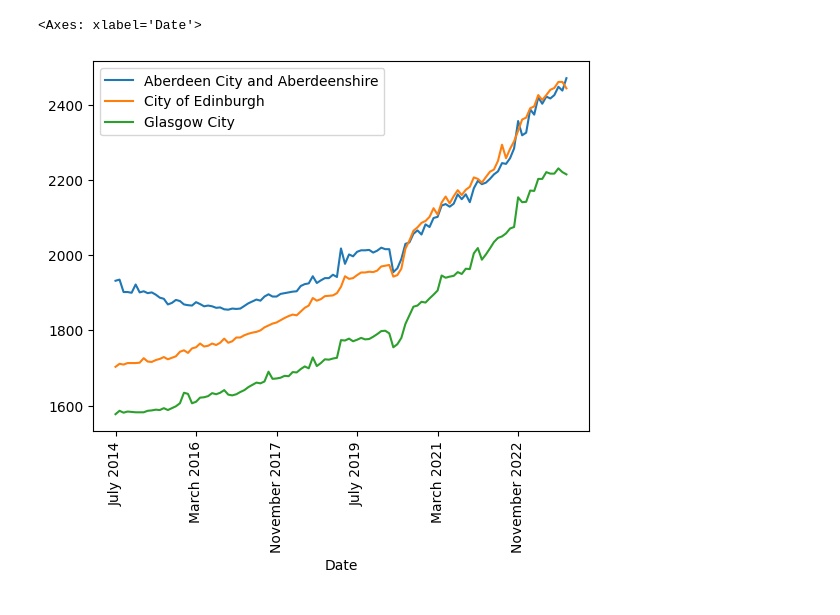
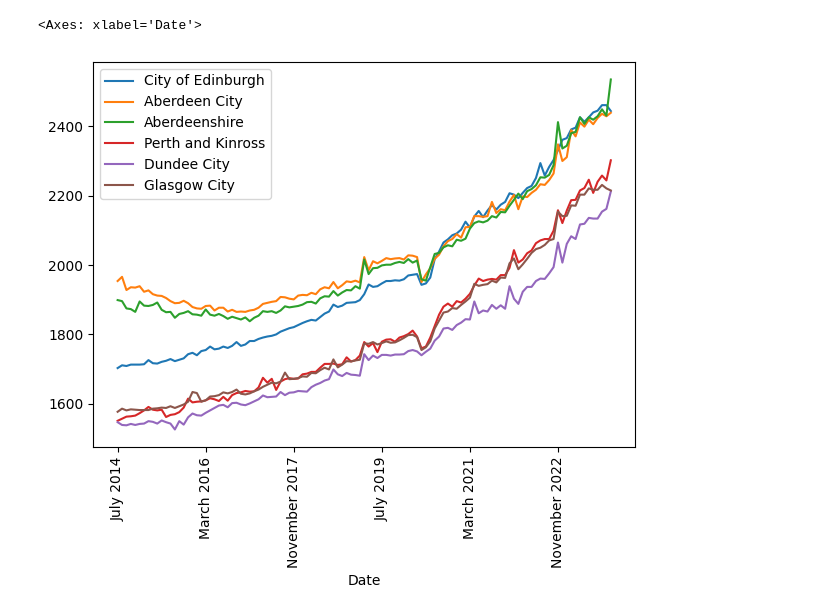
Before and after one commit to ManuelJua/aberdeen_data, a Jupyter notebook: wages/wages_analysis.ipynb, the cells around one changed output. Saved outputs shown, nothing was run; the diff lists cells and outputs as text; code cells hidden in the pictures.

Commit message:
plot wages in wages_analysis.ipynb
I started from the UK ITL1 zones and going more granular
towards Aberdeen

```diff
--- a/wages/wages_analysis.ipynb
+++ b/wages/wages_analysis.ipynb
@@ -1,7 +1,22 @@
 # %%
 import pandas as pd
-df=pd.read_excel('rtisadec2023.xlsx',
+
+r4_df=pd.read_excel('rtisadec2023.xlsx',
+sheet_name="20. Median pay (LA)",
+header=7,
+index_col=0)
+r3_df=pd.read_excel('rtisadec2023.xlsx',
                  sheet_name="16. Median pay (NUTS3)",
                  header=6,
                  index_col=0)
+r2_df=pd.read_excel('rtisadec2023.xlsx',
+                 sheet_name="12. Median pay (NUTS2)",
+                 header=6,
+                 index_col=0)
+r1_df=pd.read_excel('rtisadec2023.xlsx',
+                 sheet_name="8. Median pay (NUTS1)",
+                 header=6,
+                 index_col=0)
+
+
 datazones=pd.read_excel('../gdp/regionalgrossdomesticproductgdpallitlregions.xlsx',sheet_name='Table 11',header=1,usecols=[0,2])
@@ -8,5 +36,7 @@ datazones=pd.read_excel('../gdp/regionalgrossdomesticproductgdpallitlregions.xls
 # %%
-df[['Aberdeen City and Aberdeenshire','City of Edinburgh','Glasgow City']].plot(rot=90)
+select_east_scotland=['City of Edinburgh','Aberdeen City',
+ 'Aberdeenshire','Perth and Kinross','Dundee City','Glasgow City']
+r4_df[select_east_scotland].plot(figsize=(7,5),rot=90)
 # %% [output]
 <Axes: xlabel='Date'>
-[figure, old version]
+[figure, new version]
```
Also changed, not shown: parts of 3 cells of this notebook, 1 other file.
